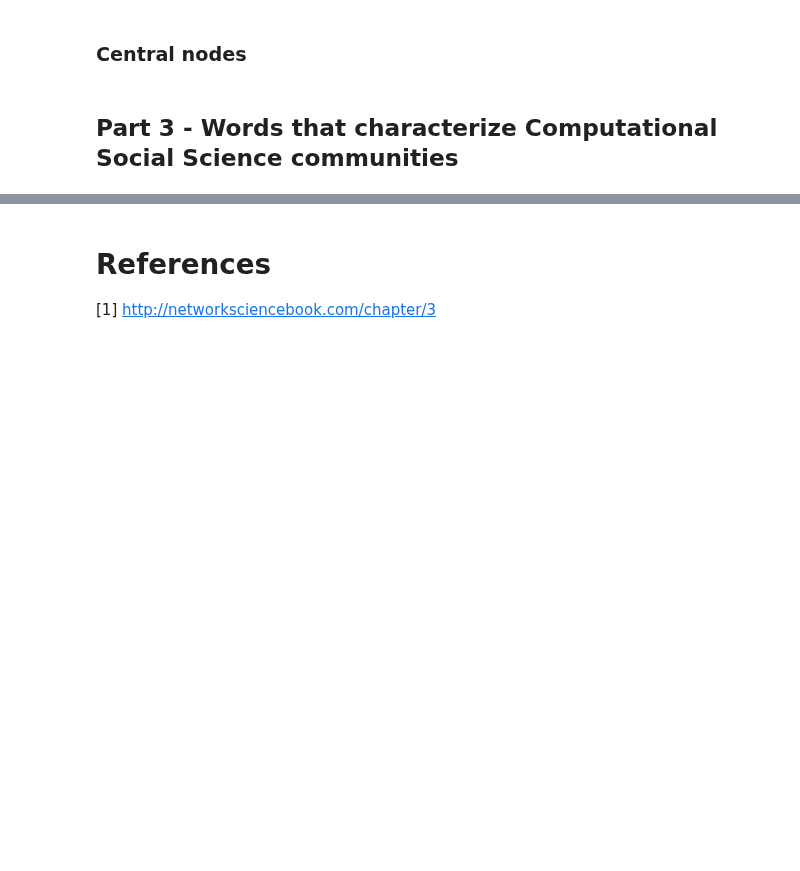
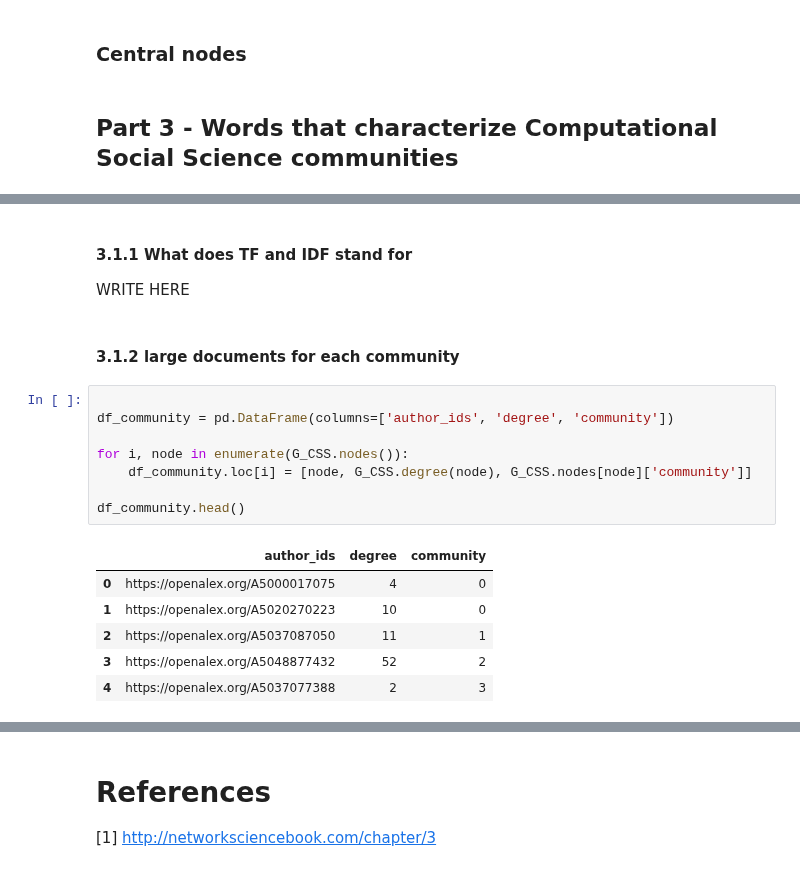
Before and after one commit to KarolineKlan/Assignments_ComSocSci2024, a Jupyter notebook: Assignment2.ipynb, the cells around one changed output, grey strips where cells are left out. Cells and saved outputs as stored; diff of their text form; blank space fills up the shorter version.

```diff
--- a/Assignment2.ipynb
+++ b/Assignment2.ipynb
@@ -214,0 +242,20 @@ In this part of the assignment we are analyzing the CSS-network by looking at as
+# %% [markdown]
+#### 3.1.1 What does TF and IDF stand for
+WRITE HERE
+# %% [markdown]
+#### 3.1.2 large documents for each community
+# %%
+
+df_community = pd.DataFrame(columns=['author_ids', 'degree', 'community'])
+
+for i, node in enumerate(G_CSS.nodes()):
+    df_community.loc[i] = [node, G_CSS.degree(node), G_CSS.nodes[node]['community']]
+
+df_community.head()
+# %% [output]
+|  | author_ids | degree | community |
+| 0 | https://openalex.org/A5000017075 | 4 | 0 |
+| 1 | https://openalex.org/A5020270223 | 10 | 0 |
+| 2 | https://openalex.org/A5037087050 | 11 | 1 |
+| 3 | https://openalex.org/A5048877432 | 52 | 2 |
+| 4 | https://openalex.org/A5037077388 | 2 | 3 |
```
Also changed, not shown: parts of 17 cells of this notebook, 1 other file.
